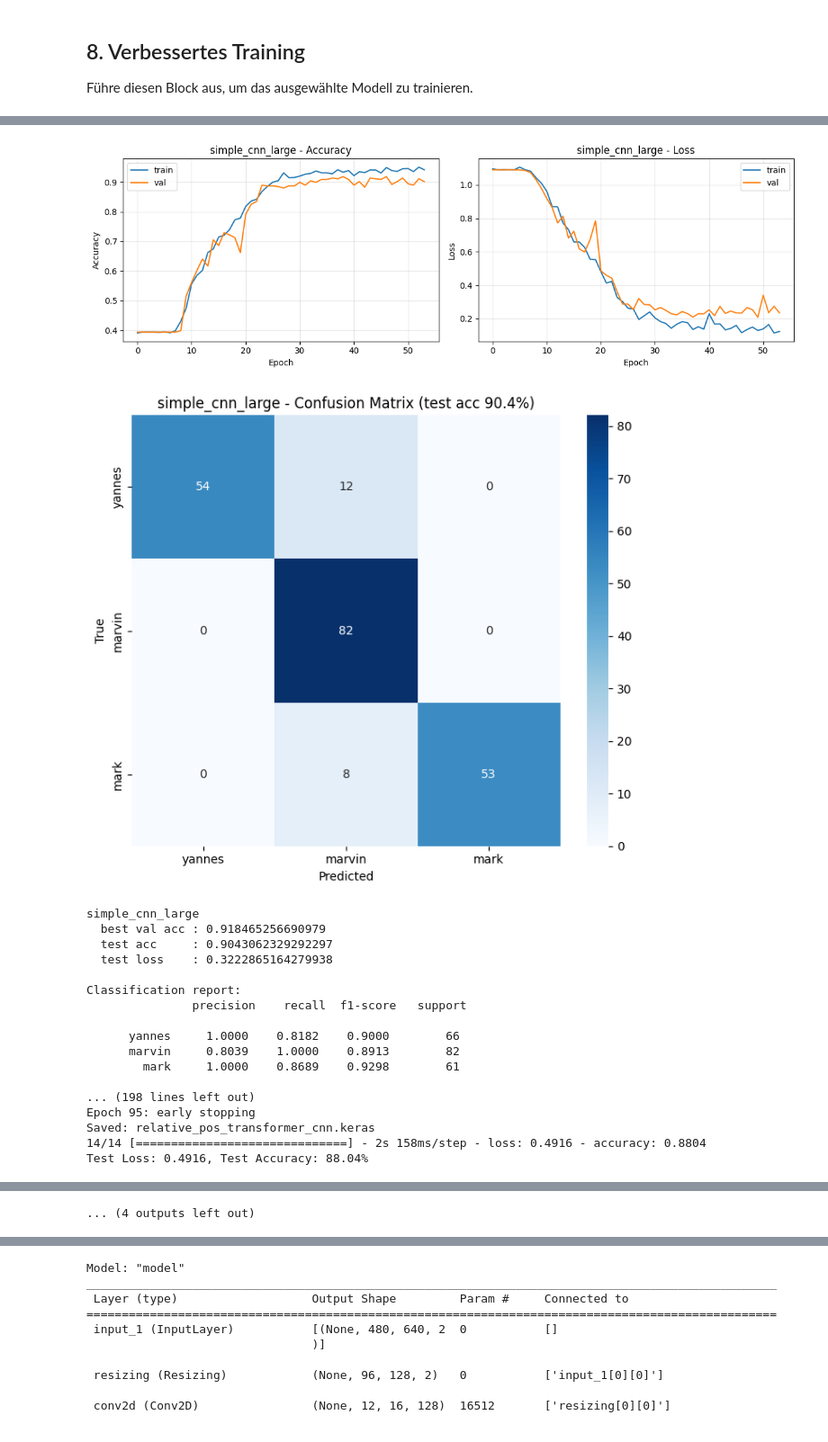
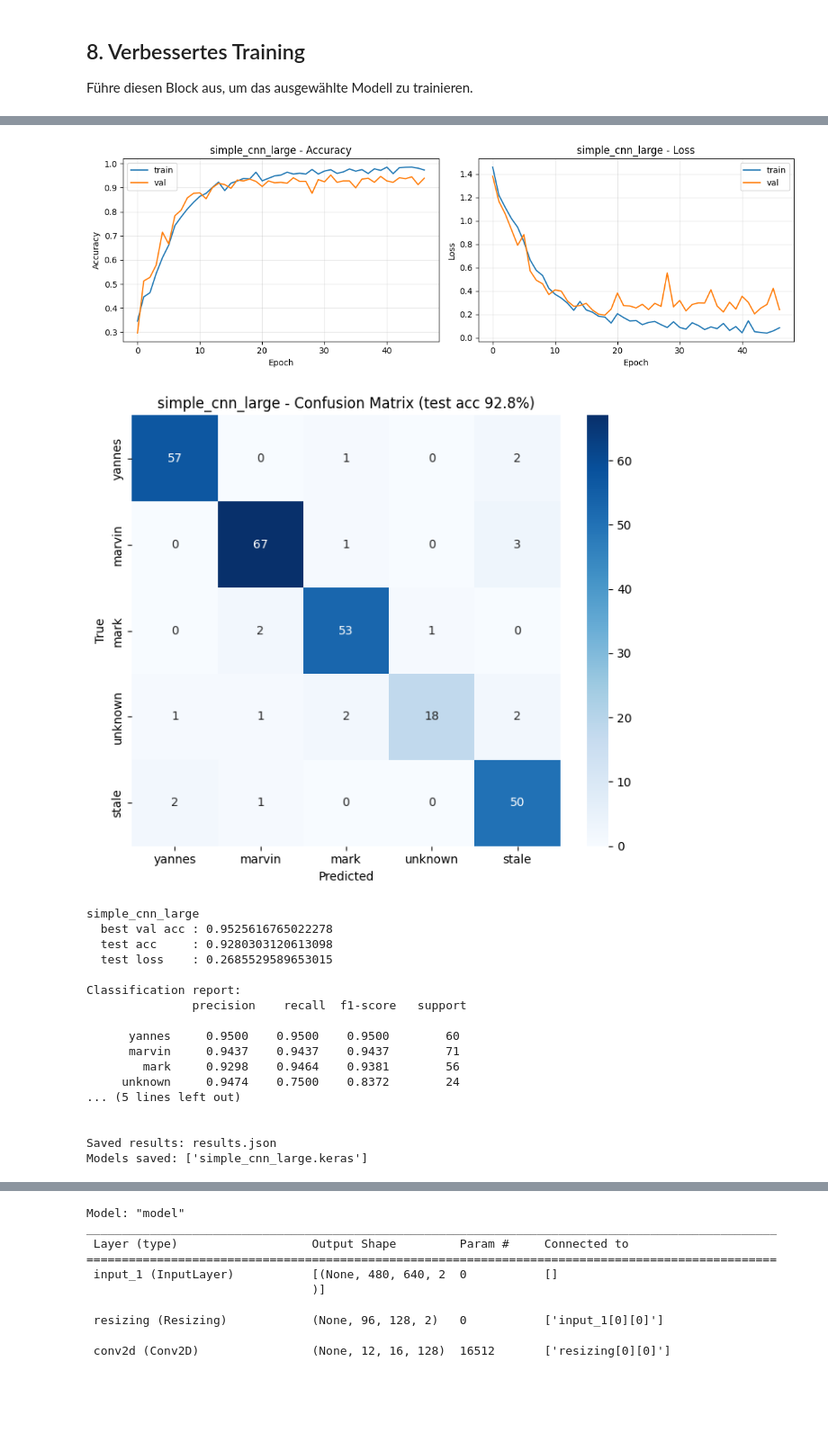
Before and after one commit to T2brozz/neuroAi, a Jupyter notebook: notebooks/traditionalNN/cnn.ipynb, the cells around one changed output, grey strips where cells are left out. Shown at 90% size. Saved outputs shown, nothing was run; the diff lists cells and outputs as text; code cells hidden in the pictures; blank space fills up the shorter version.

Commit message:
cnn with unkown and stale

```diff
--- a/notebooks/traditionalNN/cnn.ipynb
+++ b/notebooks/traditionalNN/cnn.ipynb
@@ -107,7 +107,7 @@ Total: 1652 samples
 Rekonstruiertes Bildformat: (480, 640, 2)
 # %%
 # Filter to keep only 'yannes', 'marvin', and 'christian' classes
-keep_classes = ['yannes', 'marvin', 'mark']
+keep_classes = ['yannes', 'marvin', 'mark','unknown','stale']
 keep_indices = [class_names.index(c) for c in keep_classes]
 
 # Filter training data
@@ -1410,7 +1444,7 @@ print('Run dir:', run_dir.resolve())
 
 results = {}
 trained_models = {}  # optional: im RAM behalten
-models = [modele,   modelc, modeld,  model, modela,  ] #modelb,modelf, modelg
+models = [modele]#,   modelc, modeld,  model, modela,  ] #modelb,modelf, modelg
 for mdl in models:
     print('\n' + '='*80)
     print('Training:', mdl.name)
@@ -1535,19 +1569,19 @@ Test Loss: 0.3223, Test Accuracy: 90.43%
-[figure, old version]
+[figure, new version]
-[figure, old version]
+[figure, new version]
 simple_cnn_large
-  best val acc : 0.918465256690979
-  test acc     : 0.9043062329292297
-  test loss    : 0.3222865164279938
+  best val acc : 0.9525616765022278
+  test acc     : 0.9280303120613098
+  test loss    : 0.2685529589653015
 
 Classification report:
                precision    recall  f1-score   support
 
-      yannes     1.0000    0.8182    0.9000        66
-      marvin     0.8039    1.0000    0.8913        82
-        mark     1.0000    0.8689    0.9298        61
+      yannes     0.9500    0.9500    0.9500        60
+      marvin     0.9437    0.9437    0.9437        71
+        mark     0.9298    0.9464    0.9381        56
+     unknown     0.9474    0.7500    0.8372        24
+... (5 lines left out)
 
-... (198 lines left out)
-Epoch 95: early stopping
-Saved: relative_pos_transformer_cnn.keras
-14/14 [==============================] - 2s 158ms/step - loss: 0.4916 - accuracy: 0.8804
-Test Loss: 0.4916, Test Accuracy: 88.04%
+
+Saved results: results.json
+Models saved: ['simple_cnn_large.keras']
@@ -1594,4 +1588,3 @@ Test Loss: 0.3288, Test Accuracy: 85.65%
-... (4 outputs left out)
 # %%
 # ============================================================================
 # VERGLEICH (alle Modelle) - Tabelle + Plots
```
Also changed, not shown: parts of 13 cells of this notebook, 1 other file.
